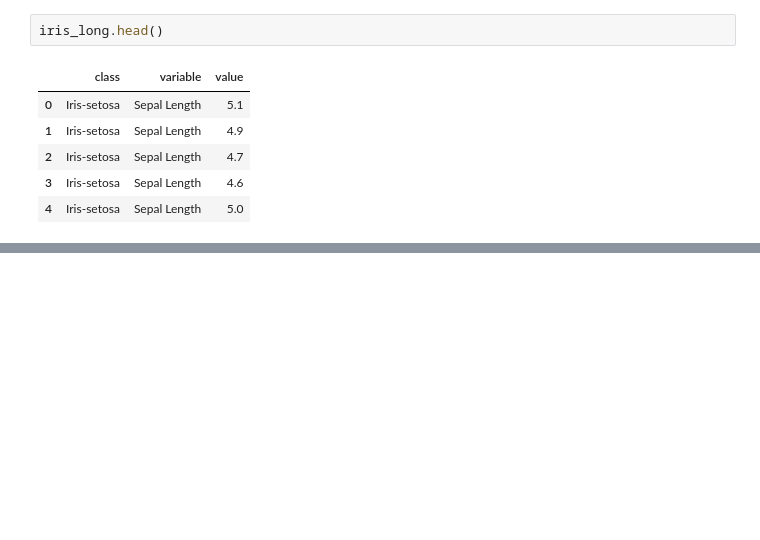
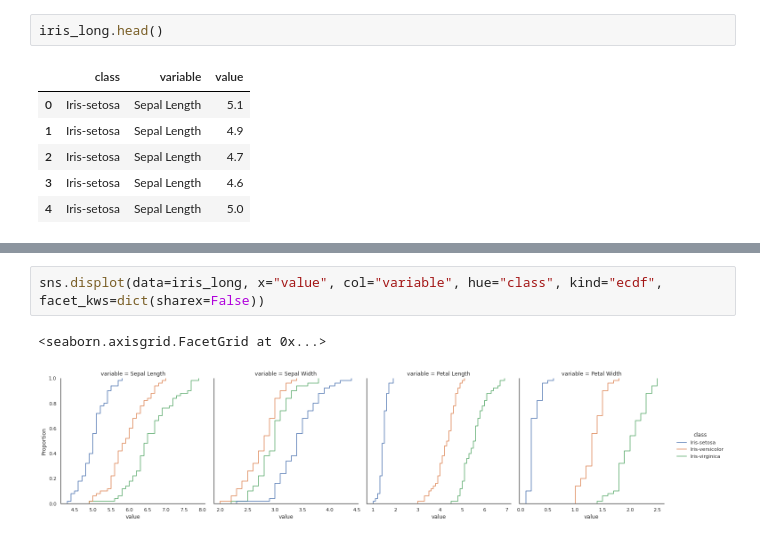
Before and after one commit to fod/pands-project2021, a Jupyter notebook: iris_analysis.ipynb, the cells around one changed output, grey strips where cells are left out. Drawn from its saved outputs; the diff is of its cells as text; blank space fills up the shorter version.

Commit message:
visualisation experiments in iris_analysis.ipynb

```diff
--- a/iris_analysis.ipynb
+++ b/iris_analysis.ipynb
@@ -141,0 +145,5 @@ sns.lmplot(data=iris, x="Sepal Length", y="Petal Width", hue="class")
+# %%
+sns.displot(data=iris_long, x="value", col="variable", hue="class", kind="ecdf", facet_kws=dict(sharex=False))
+# %% [output]
+<seaborn.axisgrid.FacetGrid at 0x...>
+[figure, added]
```
Also changed, not shown: parts of 19 cells of this notebook.
